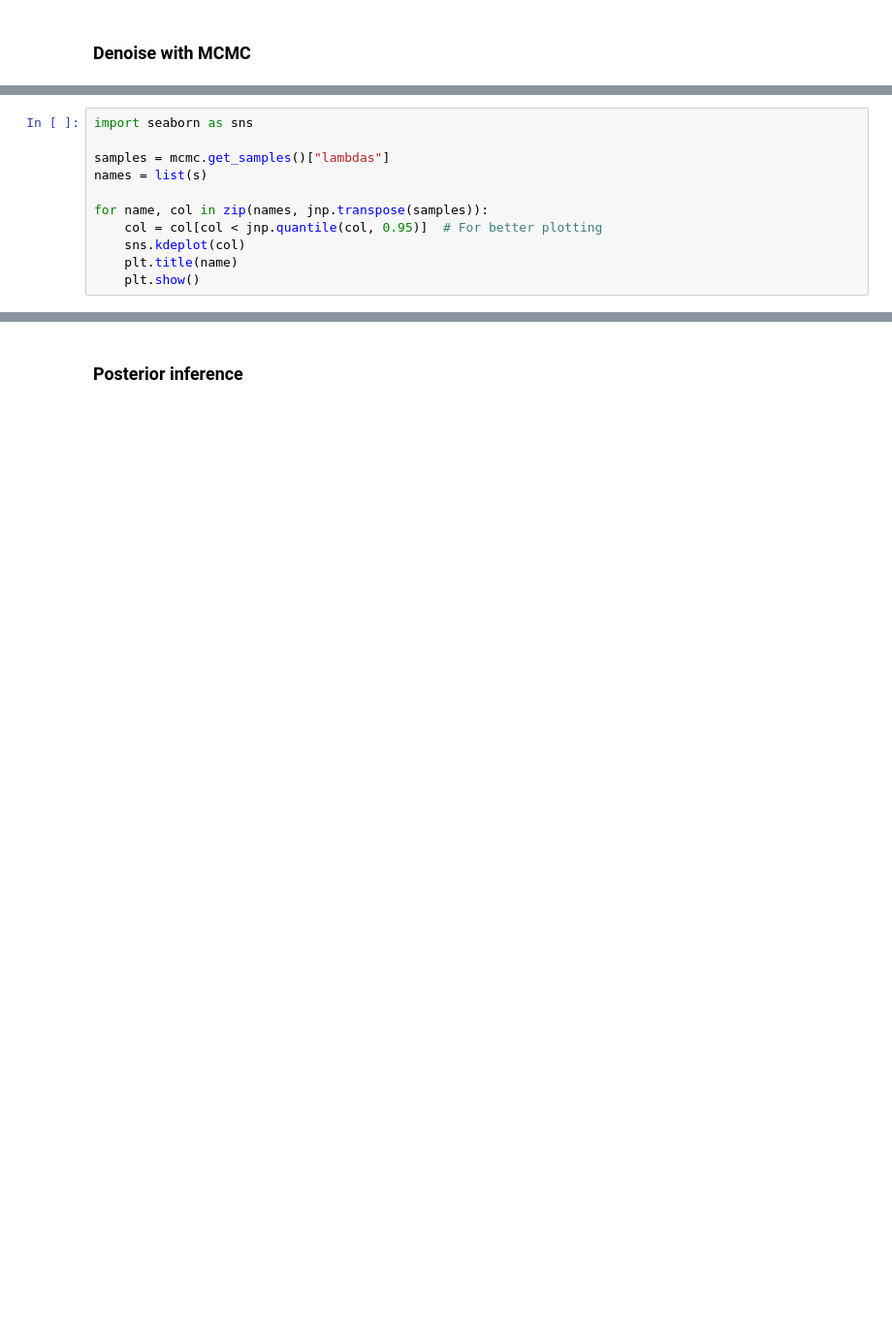
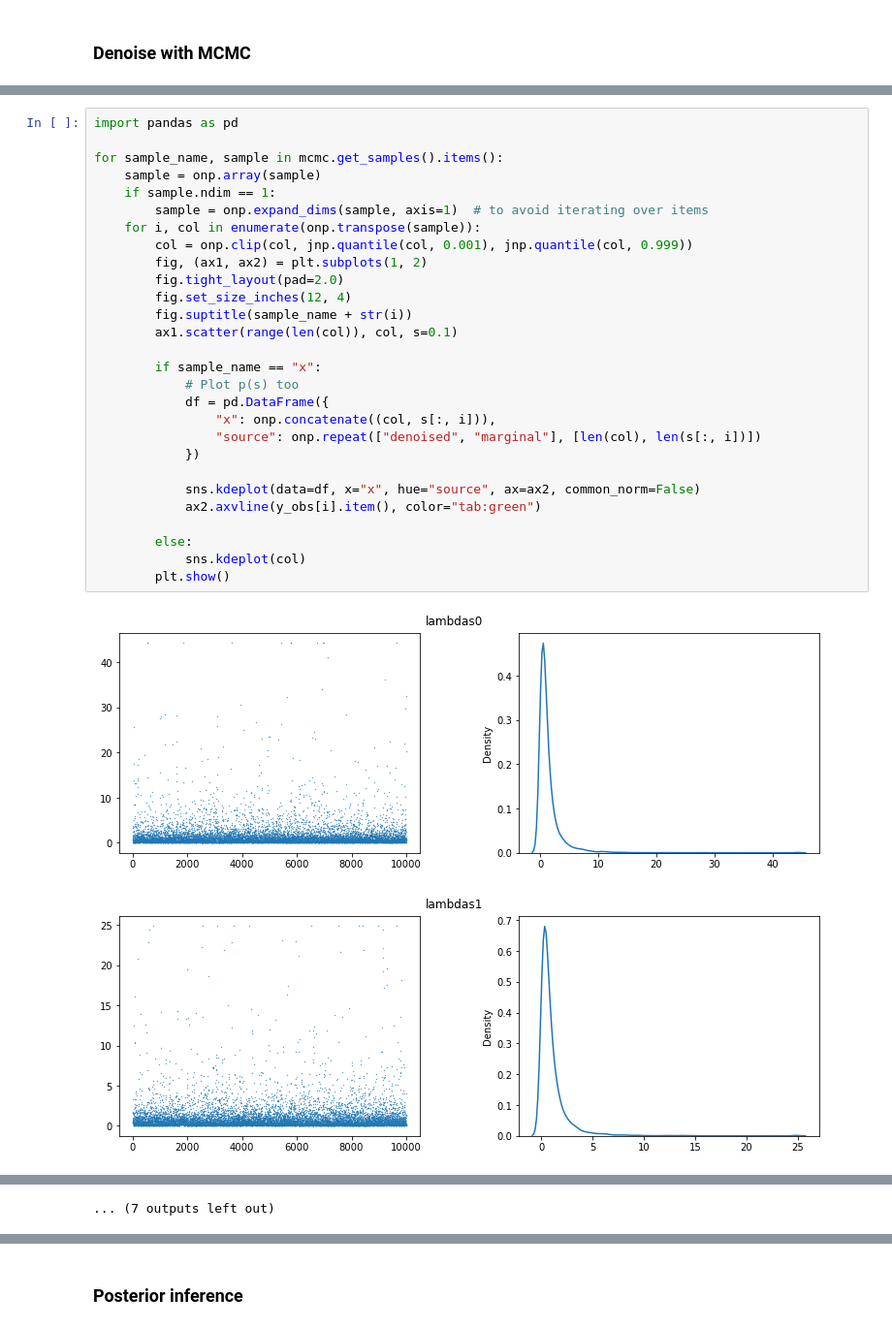
Before and after one commit to danielward27/rnpe, a Jupyter notebook: examples/sirsde.ipynb, the cells around one changed output, grey strips where cells are left out. Shown at 97% size. Saved outputs shown, nothing was run; the diff lists cells and outputs as text; blank space fills up the shorter version.

```diff
--- a/examples/sirsde.ipynb
+++ b/examples/sirsde.ipynb
@@ -137,11 +152,0 @@ Number of divergences: 1042
-# %%
-import seaborn as sns
-
-samples = mcmc.get_samples()["lambdas"]
-names = list(s)
-
-for name, col in zip(names, jnp.transpose(samples)):
-    col = col[col < jnp.quantile(col, 0.95)]  # For better plotting
-    sns.kdeplot(col)
-    plt.title(name)
-    plt.show()
@@ -154,0 +153,31 @@ for name, col in zip(names, jnp.transpose(samples)):
+# %%
+import pandas as pd
+
+for sample_name, sample in mcmc.get_samples().items():
+    sample = onp.array(sample)
+    if sample.ndim == 1:
+        sample = onp.expand_dims(sample, axis=1)  # to avoid iterating over items
+    for i, col in enumerate(onp.transpose(sample)):
+        col = onp.clip(col, jnp.quantile(col, 0.001), jnp.quantile(col, 0.999))
+        fig, (ax1, ax2) = plt.subplots(1, 2)
+        fig.tight_layout(pad=2.0)
+        fig.set_size_inches(12, 4)
+        fig.suptitle(sample_name + str(i))
+        ax1.scatter(range(len(col)), col, s=0.1)
+
+        if sample_name == "x":
+            # Plot p(s) too
+            df = pd.DataFrame({
+                "x": onp.concatenate((col, s[:, i])),
+                "source": onp.repeat(["denoised", "marginal"], [len(col), len(s[:, i])])
+            })
+
+            sns.kdeplot(data=df, x="x", hue="source", ax=ax2, common_norm=False)
+            ax2.axvline(y_obs[i].item(), color="tab:green")
+
+        else:
+            sns.kdeplot(col)
+        plt.show()
+# %% [output]
+[figure, added]
+[figure, added]
@@ -154,0 +194 @@ for name, col in zip(names, jnp.transpose(samples)):
+... (7 outputs left out)
```
Also changed, not shown: parts of 19 cells of this notebook, 2 other files.
